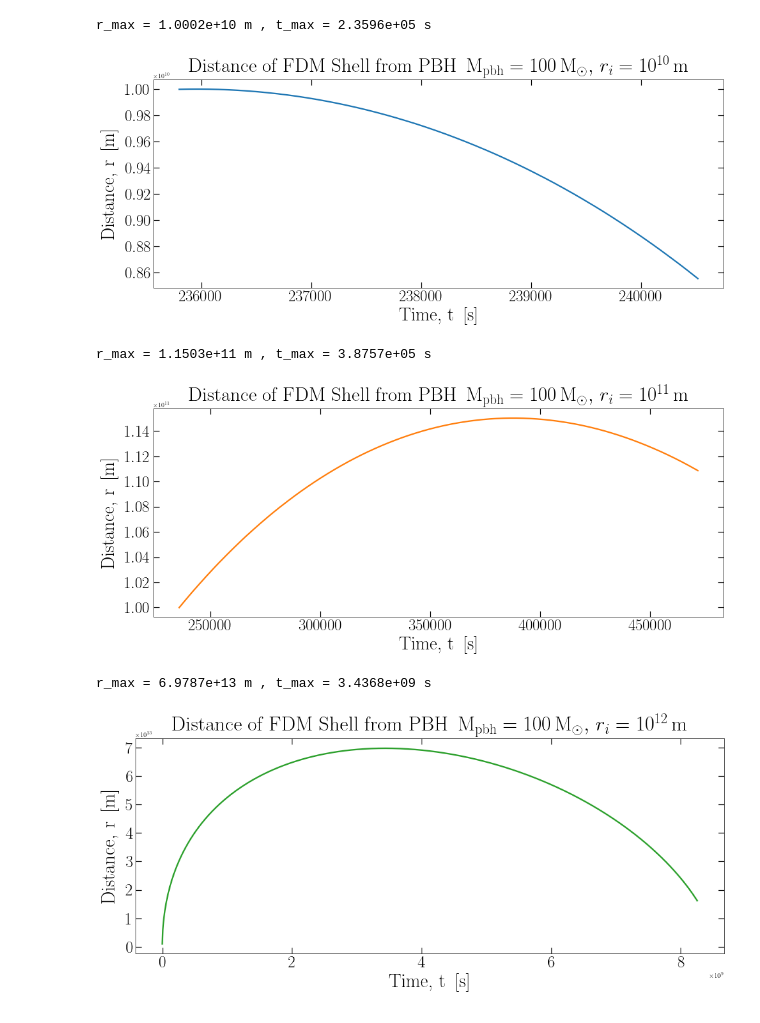
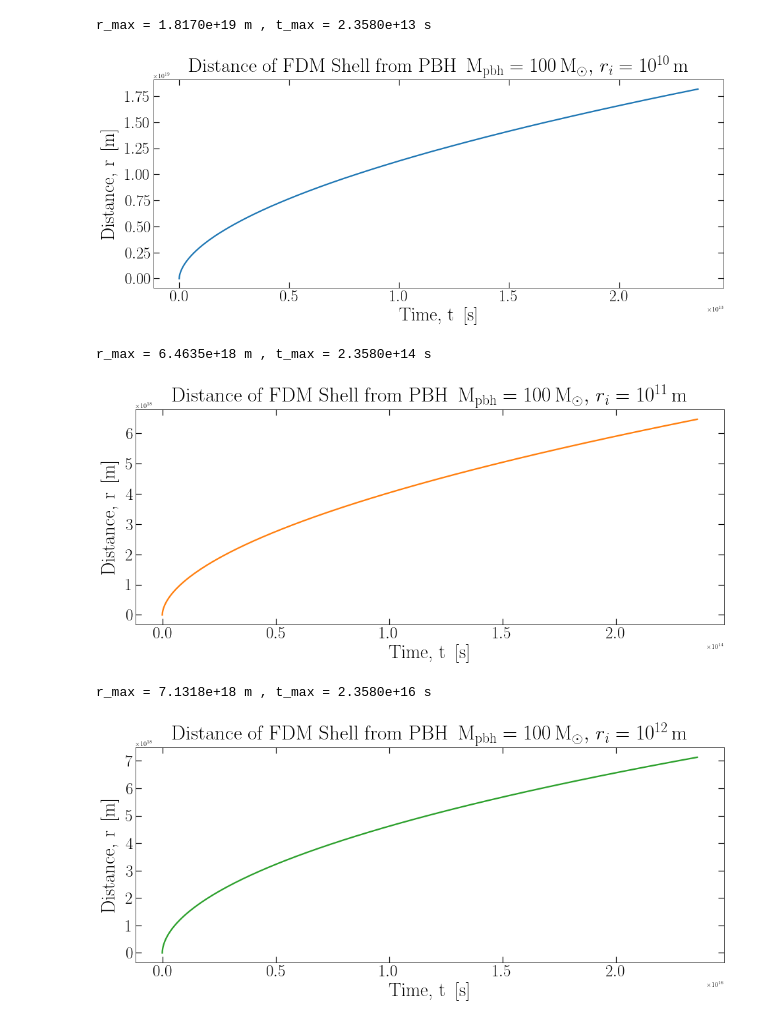
Before and after one commit to pratibhajangra591/project-3, a Jupyter notebook: FDM_shells.ipynb, the cells around one changed output. Saved outputs shown, nothing was run; the diff lists cells and outputs as text; code cells hidden in the pictures.

```diff
--- a/FDM_shells.ipynb
+++ b/FDM_shells.ipynb
@@ -26,24 +26,27 @@ a_eq = 2.9374e-4
 
 h_bar = 1.0545718e-34        # reduced Planck constant in unkits of J.s
 h_bar_c = h_bar * c
-
 eV = 1.60218e-19               #in units of J
 eV_to_kg = 1.7826e-36             #in units of kg
 m_FDM_eV = 1e-22     #in units of eV/c²
 m_FDM = m_FDM_eV * eV_to_kg      # Mass of FDM boson in units of kg
-gamma = 2.0  # Power-law density parameter
 
 
-def j(n, t):
-    #M_pbh = 100 * M_solar  # PBH mass in kg
+
+
+
+
+
+def j_fdm(n, t):
     r = n[0]
     v = n[1]
-    d2r_dt2 = -((G * (M_pbh + M_shell))/(r**2)) + gamma * (2  - gamma) * ((h_bar**2)/(4 * (m_FDM**2) * (r**3))) -(r/(4*(t**2)))
+    d2r_dt2 = -(G * M_pbh)/(r**2) +  ((2*gamma  - gamma**2) * (h_bar**2))/(4 * (m_FDM**2) * (r**3)) - r/(4*(t**2))
     return [v, d2r_dt2]
 
 
+
+gamma = 1e-10  # Power-law density parameter in Eq. (3.2) of https://arxiv.org/abs/1808.08219
 M_pbh = 100 * M_solar  # PBH mass in kg
-M_shell = 100 * m_FDM  #mass of FDM shell enclosed within a radius r, in kg
 # %%
 fig,ax = plt.subplots(1, figsize = (16, 6))
 plt.rc('lines', linewidth = 2.3)
@@ -59,9 +62,9 @@ plt.tick_params(axis = 'both', right=True, top=True, which = 'major', width= 1.2
 
 r_i = 1e10       # Initial distance of FDM shell, in units of meters
 t_i = 2.358e5    # Initial time in units of second
-ps = np.linspace(t_i, 1.02*t_i, 1000)
+ps = np.linspace(t_i, 1e8*t_i, 10000)
 z0 = [r_i, (r_i / (2 * t_i))]  #Initial conditions with H(t)=1/(2t) in RD
-ns = odeint(j, z0, ps)
+ns = odeint(j_fdm, z0, ps)
 zs = ns[:, 0]
 z_max = np.max(zs)
 p_max = ps[np.argmax(zs)]
@@ -79,39 +82,39 @@ plt.ylabel('Distance, r \,[m]', fontsize = 29, labelpad = 9)
 plt.title(r'Distance of FDM Shell from PBH $\,\mathrm{M_{pbh}} =  100\, \mathrm{M_{\odot}},\,r_i = 10^{10}\, \mathrm{m} $', fontsize = 31, pad = 11)
 plt.show()
 # %% [output]
-r_max = 1.0002e+10 m , t_max = 2.3596e+05 s
+r_max = 1.8170e+19 m , t_max = 2.3580e+13 s
-[figure, old version]
+[figure, new version]
 # %%
 fig,ax = plt.subplots(1, figsize = (16, 6))
 plt.rc('lines', linewidth = 2.3)
 plt.rcParams['font.family'] = 'serif'
 plt.tick_params(axis = 'both', right=True, top=True, which = 'minor', width= 1.2, length = 4, direction = 'in')
 plt.tick_params(axis = 'both', right=True, top=True, which = 'major', width= 1.2, length = 9, direction = 'in')
 
 
 
 r_i = 1e11    # Initial distance of FDM shell, in units of meters
 t_i = 2.358e5  # Initial time in units of second
-ps = np.linspace(t_i, 2*t_i, 1000)
+ps = np.linspace(t_i, 1e9*t_i, 10000)
 z0 = [r_i, (r_i / (2 * t_i))]  # Initial conditions with H(t)=1/(2t) in RD
-ns = odeint(j, z0, ps)
+ns = odeint(j_fdm, z0, ps)
 zs = ns[:, 0]
 z_max = np.max(zs)
 p_max = ps[np.argmax(zs)]
 print("r_max =", '%.4e' % z_max, "m", ",", "t_max =", '%.4e' % p_max, "s")
 
 
 plt.plot(ps, zs, 'C1')
 
 plt.xticks(fontsize = 25)
 plt.yticks(fontsize = 25)
 plt.xlabel('Time, t \,[s]', fontsize = 29)
 plt.ylabel('Distance, r \,[m]', fontsize = 29, labelpad = 9)
 plt.title(r'Distance of FDM Shell from PBH $\,\mathrm{M_{pbh}} =  100\, \mathrm{M_{\odot}},\,r_i = 10^{11}\, \mathrm{m} $', fontsize = 31, pad = 11)
 plt.show()
 # %% [output]
-r_max = 1.1503e+11 m , t_max = 3.8757e+05 s
+r_max = 6.4635e+18 m , t_max = 2.3580e+14 s
-[figure, old version]
+[figure, new version]
 # %%
 fig,ax = plt.subplots(1, figsize = (16, 6))
 plt.rc('lines', linewidth = 2.3)
@@ -123,9 +126,9 @@ plt.tick_params(axis = 'both', right=True, top=True, which = 'major', width= 1.2
 
 r_i = 1e12    # Initial distance of FDM shell, in units of meters
 t_i = 2.358e5  # Initial time in units of second
-ps = np.linspace(t_i, 3.5e4*t_i, 1000)
+ps = np.linspace(t_i, 1e11*t_i, 100000)
 z0 = [r_i, (r_i / (2 * t_i))]  # Initial conditions with H(t)=1/(2t)
-ns = odeint(j, z0, ps)
+ns = odeint(j_fdm, z0, ps)
 zs = ns[:, 0]
 z_max = np.max(zs)
 p_max = ps[np.argmax(zs)]
@@ -141,8 +144,8 @@ plt.ylabel('Distance, r \,[m]', fontsize = 29, labelpad = 9)
 plt.title(r'Distance of FDM Shell from PBH $\,\mathrm{M_{pbh}} =  100\, \mathrm{M_{\odot}},\,r_i = 10^{12}\, \mathrm{m} $', fontsize = 31, pad = 11)
 plt.show()
 # %% [output]
-r_max = 6.9787e+13 m , t_max = 3.4368e+09 s
+r_max = 7.1318e+18 m , t_max = 2.3580e+16 s
-[figure, old version]
+[figure, new version]
 # %%
 fig,ax = plt.subplots(1, figsize = (16, 6))
 plt.rc('lines', linewidth = 2.3)
```
Also changed, not shown: parts of 9 cells of this notebook.
